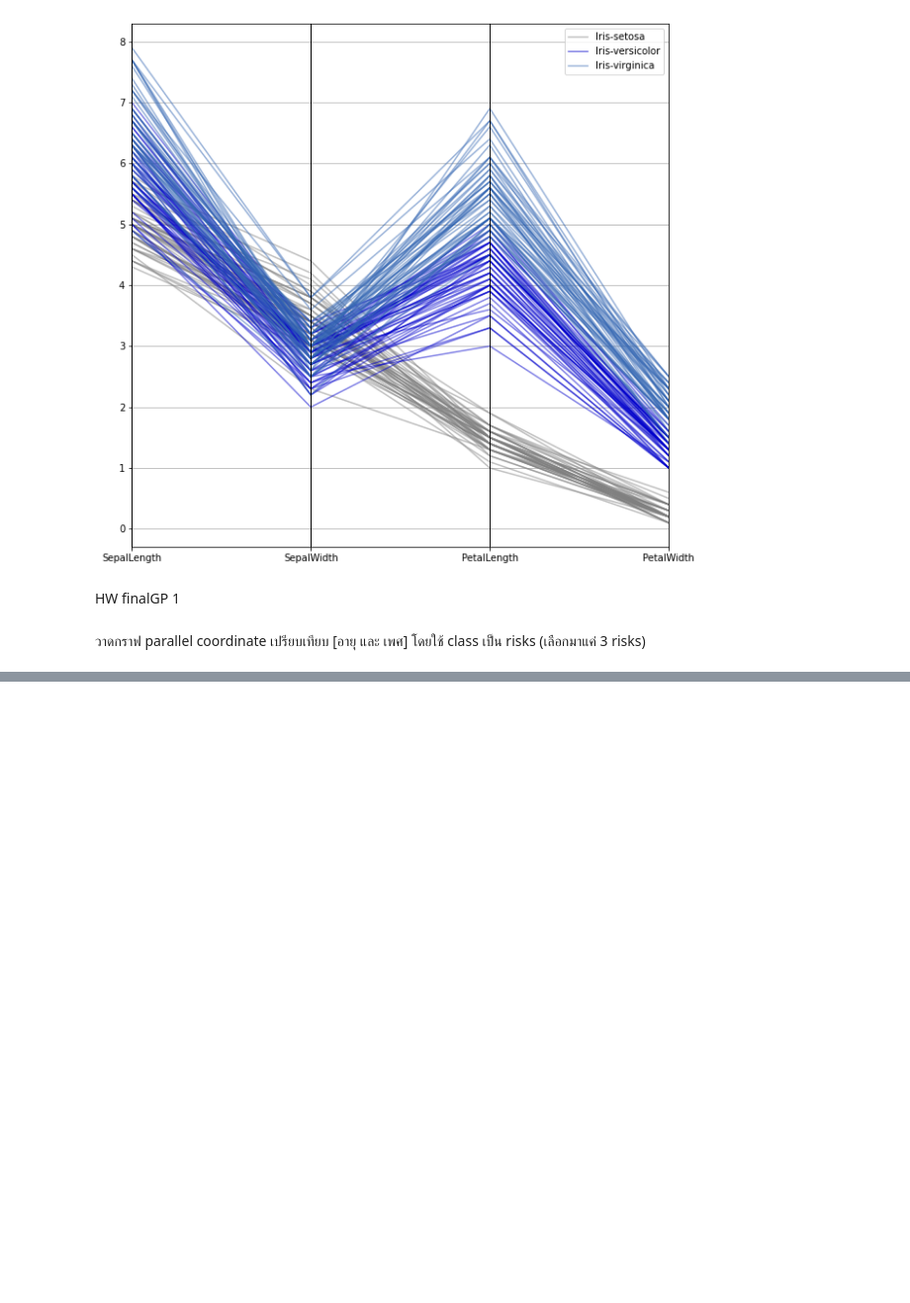
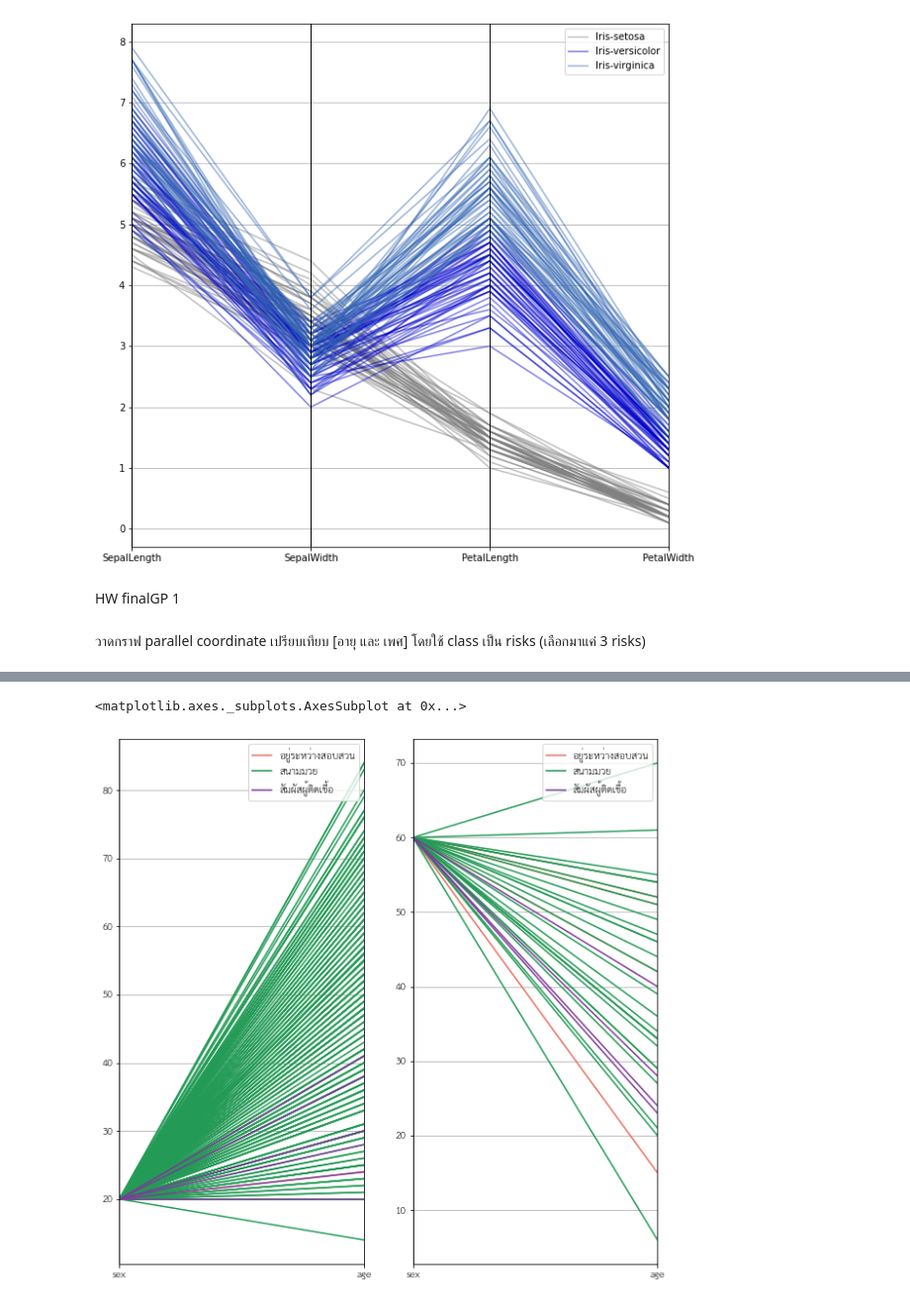
Before and after one commit to sitthatkaja/data_viz_2022, a Jupyter notebook: DataViz01_Table_Data.ipynb, the cells around one changed output, grey strips where cells are left out. Shown at 99% size. Cells and saved outputs as stored; diff of their text form; code cells hidden in the pictures; blank space fills up the shorter version.

```diff
--- a/DataViz01_Table_Data.ipynb
+++ b/DataViz01_Table_Data.ipynb
@@ -141,0 +311,16 @@ HW finalGP 1
+# %%
+df_merge_M = df_merge[df_merge['sex']==20]
+# %%
+df_merge_W = df_merge[df_merge['sex']==60]
+# %%
+## Plot ชาย
+plt.subplot(1,2,1)
+pd.plotting.parallel_coordinates(df_merge_M, 'risk', color=['#EC7063','#239B56','#7D3C98'])
+
+
+## Plot หญิง
+plt.subplot(1,2,2)
+pd.plotting.parallel_coordinates(df_merge_W, 'risk', color=['#EC7063','#239B56','#7D3C98'])
+# %% [output]
+<matplotlib.axes._subplots.AxesSubplot at 0x...>
+[figure, added]
```
Also changed, not shown: parts of 17 cells of this notebook.
